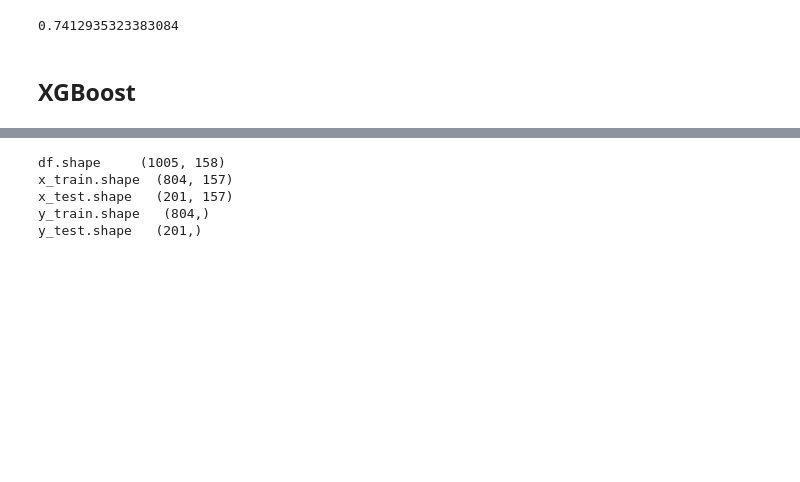
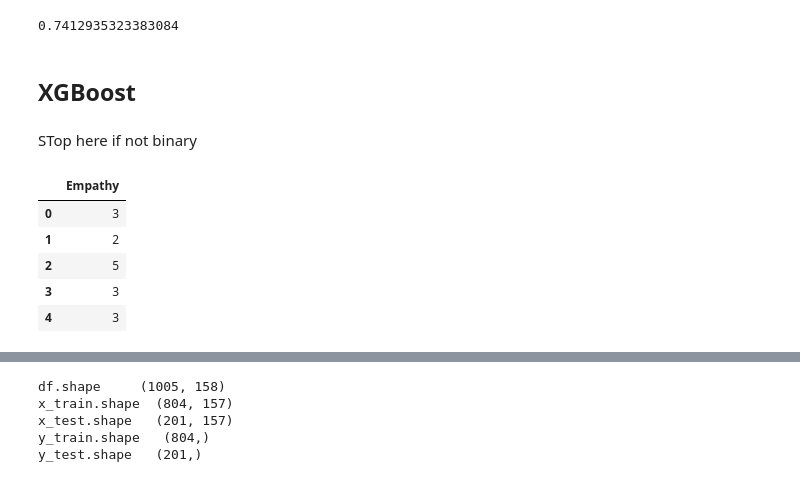
Before and after one commit to mirkomantovani/Machine-Learning-empathy-prediction, a Jupyter notebook: workflow.ipynb, the cells around one changed output, grey strips where cells are left out. Cells and saved outputs as stored; diff of their text form; code cells hidden in the pictures; blank space fills up the shorter version.

```diff
--- a/workflow.ipynb
+++ b/workflow.ipynb
@@ -918,3 +920,5 @@ y = np.array(df['Empathy'])
 # %%
 x = df[selected_features]
 y = df['Empathy']
+# %% [markdown]
+STop here if not binary
@@ -920,0 +927,9 @@ y = df['Empathy']
+# %%
+y.head()
+# %% [output]
+|  | Empathy |
+| 0 | 3 |
+| 1 | 2 |
+| 2 | 5 |
+| 3 | 3 |
+| 4 | 3 |
```
Also changed, not shown: parts of 24 cells of this notebook.
